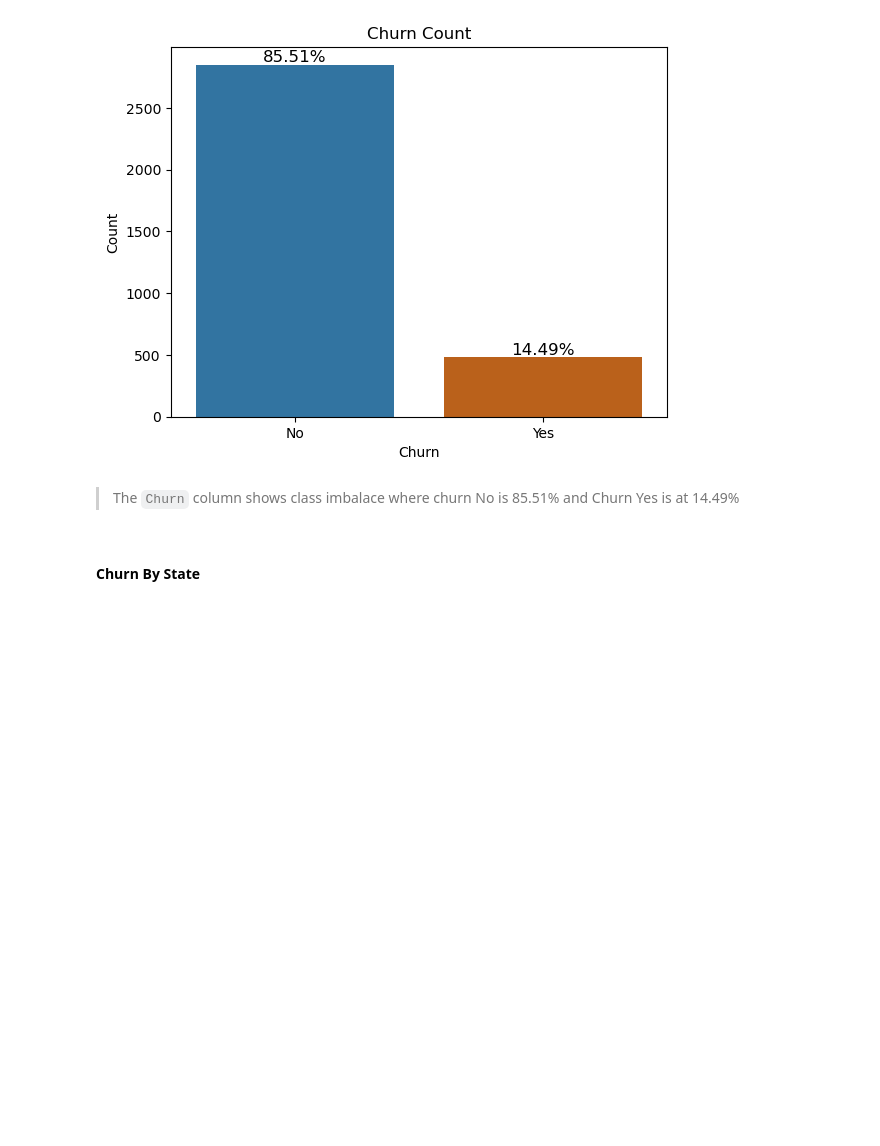
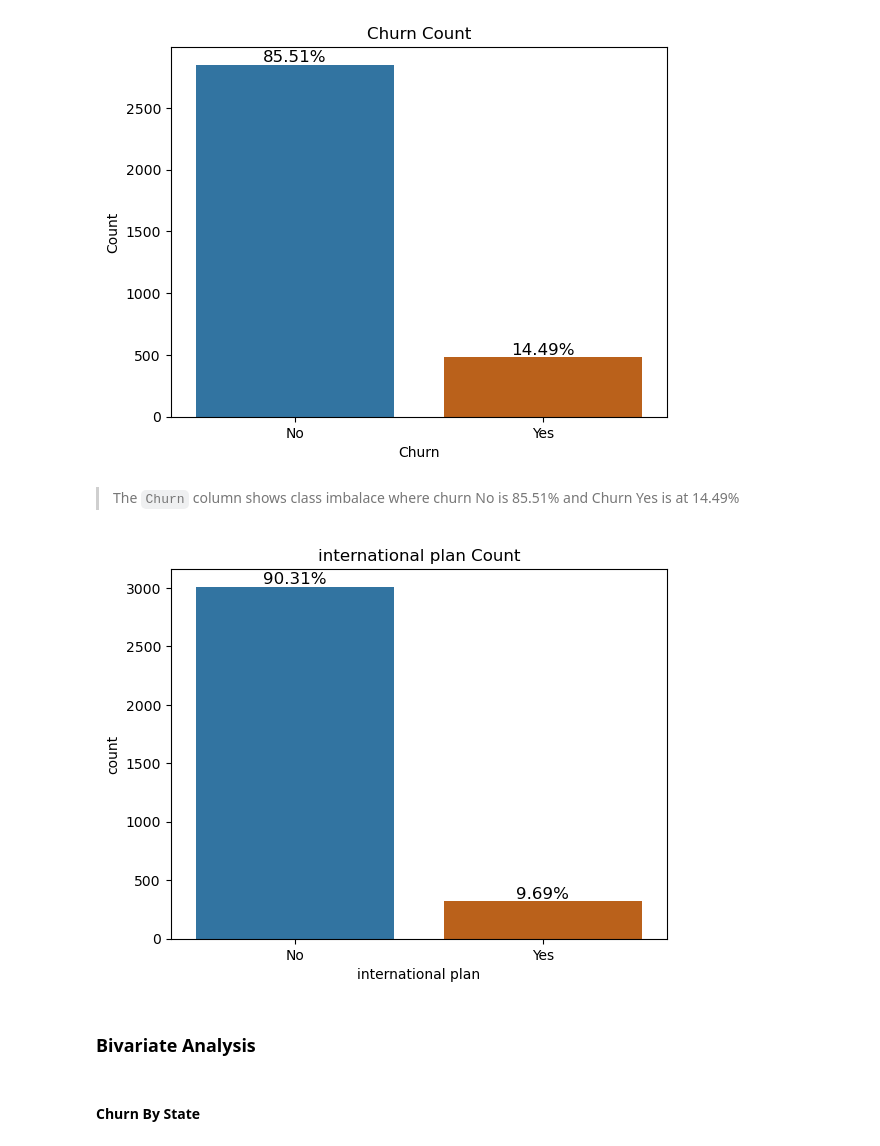
Before and after one commit to LynnKomen1/Customer-Churn-Prediction, a Jupyter notebook: Telecom-Churn.ipynb, the cells around one changed output. Saved outputs shown, nothing was run; the diff lists cells and outputs as text; code cells hidden in the pictures; blank space fills up the shorter version.

```diff
--- a/Telecom-Churn.ipynb
+++ b/Telecom-Churn.ipynb
@@ -233,6 +231,25 @@ plt.show()
 [figure]
 # %% [markdown]
 > The `Churn` column shows class imbalace where churn No is 85.51% and Churn Yes is at 14.49%
+# %%
+# Calculate churn percentages
+churn_counts = data['international plan'].value_counts(normalize=True) * 100
+
+# Plotting the count of churned vs non-churned customers
+ax = sns.countplot(data=data, x='international plan', palette=['#1f77b4', '#D55E00'])
+plt.xlabel('international plan')
+plt.title('international plan Count')
+plt.xticks(ticks=[0, 1], labels=['No', 'Yes'])
+
+#  percentage on each bar
+for i, p in enumerate(ax.patches):
+    ax.annotate(f'{churn_counts[i]:.2f}%', (p.get_x() + p.get_width() / 2., p.get_height()), ha='center', va='center', fontsize=12, color='black', xytext=(0, 5), textcoords='offset points')
+
+plt.show()
+# %% [output]
+[figure, added]
+# %% [markdown]
+### Bivariate Analysis
 # %% [markdown]
 #### Churn By State
 # %%
```
Also changed, not shown: parts of 52 cells of this notebook, 2 other files.
